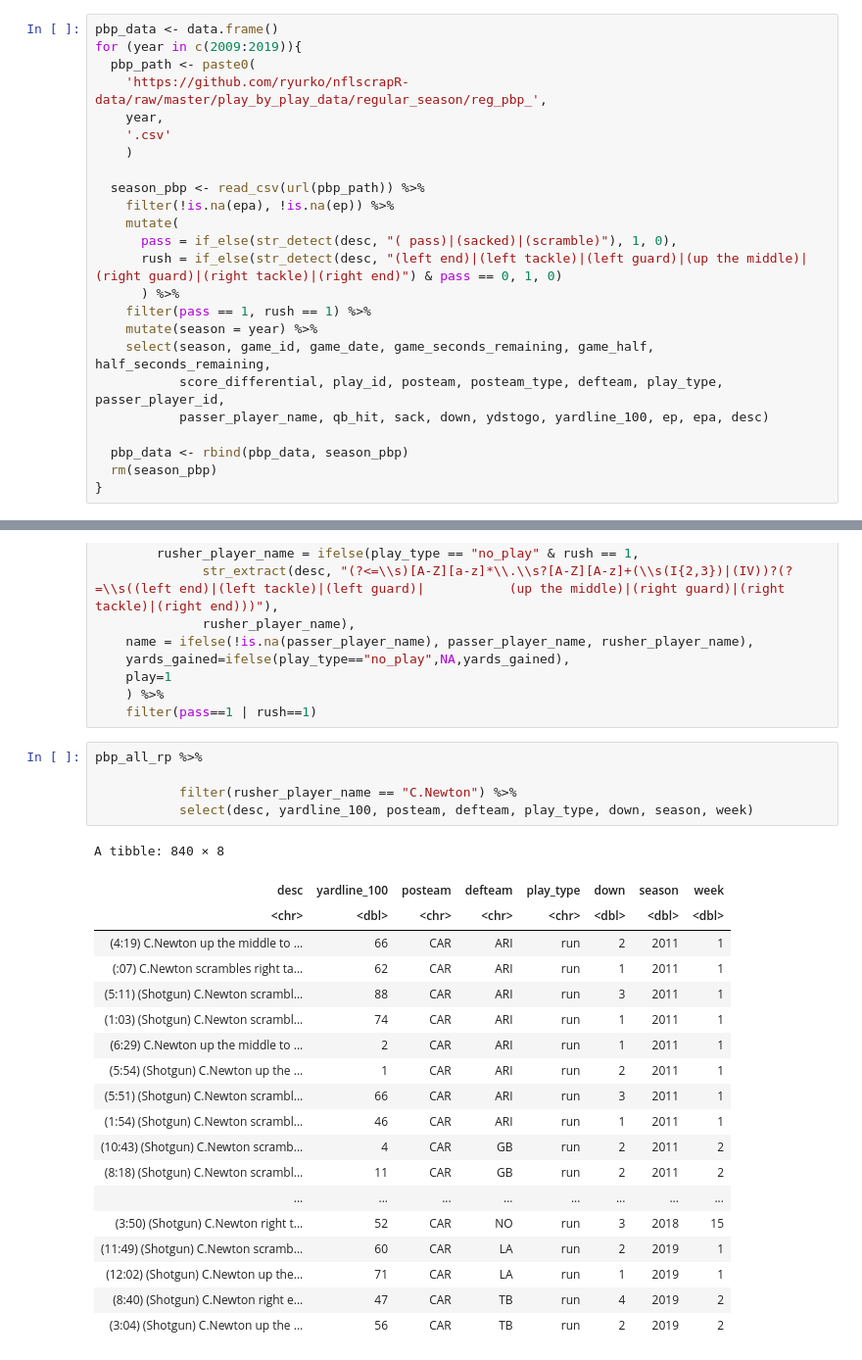
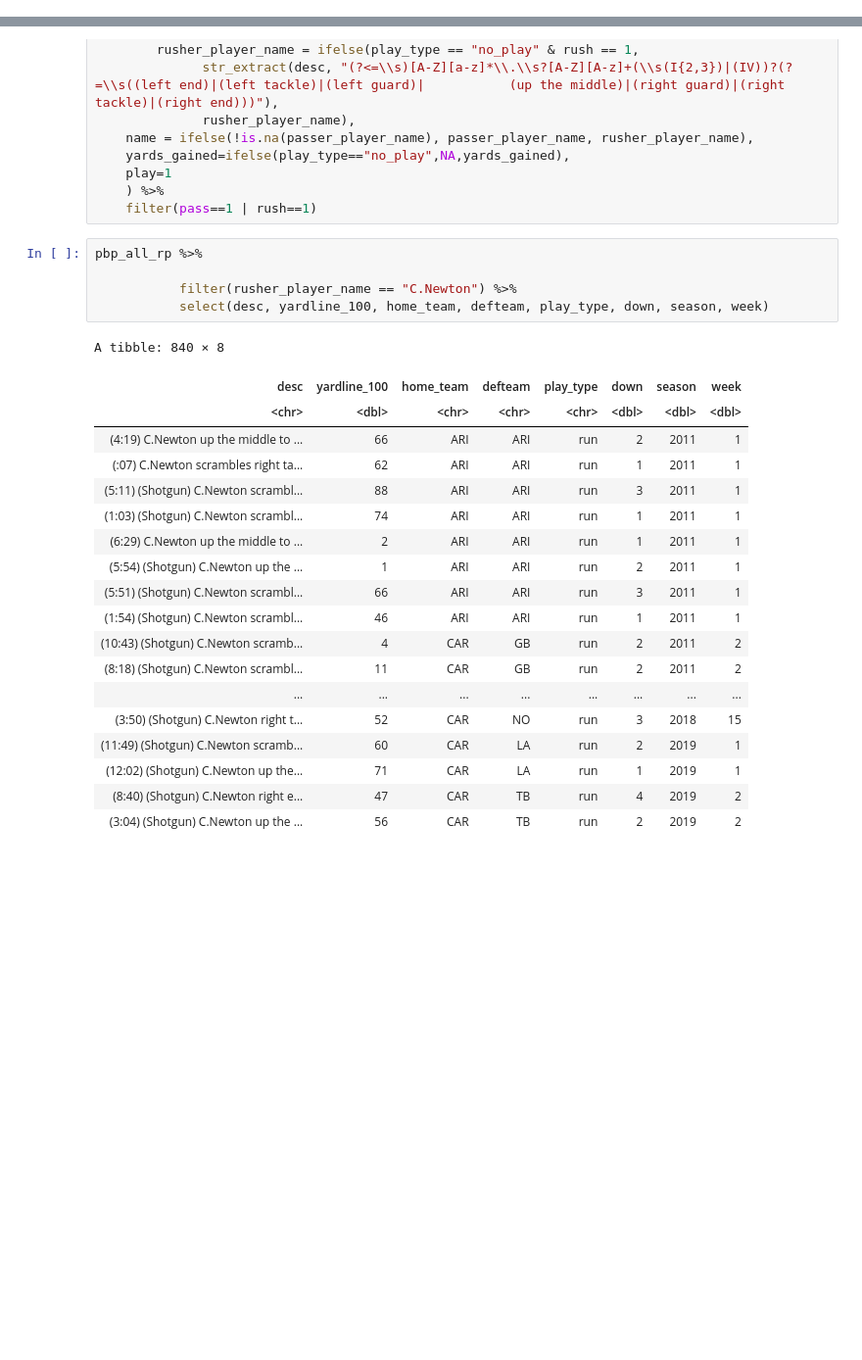
Before and after one commit to rennerm1/NFL-Data-Science-Project, a Jupyter notebook: playingaround.ipynb, the cells around one changed output, grey strips where cells are left out. Shown at 98% size. Drawn from its saved outputs; the diff is of its cells as text; blank space fills up the shorter version.

```diff
--- a/playingaround.ipynb
+++ b/playingaround.ipynb
@@ -170,24 +16,0 @@ pbp_data
-# %%
-pbp_data <- data.frame()
-for (year in c(2009:2019)){
-  pbp_path <- paste0(
-    'https://github.com/ryurko/nflscrapR-data/raw/master/play_by_play_data/regular_season/reg_pbp_',
-    year,
-    '.csv'
-    )
-
-  season_pbp <- read_csv(url(pbp_path)) %>%
-    filter(!is.na(epa), !is.na(ep)) %>%
-    mutate(
-      pass = if_else(str_detect(desc, "( pass)|(sacked)|(scramble)"), 1, 0),
-      rush = if_else(str_detect(desc, "(left end)|(left tackle)|(left guard)|(up the middle)|(right guard)|(right tackle)|(right end)") & pass == 0, 1, 0)
-      ) %>%
-    filter(pass == 1, rush == 1) %>%
-    mutate(season = year) %>%
-    select(season, game_id, game_date, game_seconds_remaining, game_half, half_seconds_remaining,
-           score_differential, play_id, posteam, posteam_type, defteam, play_type, passer_player_id,
-           passer_player_name, qb_hit, sack, down, ydstogo, yardline_100, ep, epa, desc)
-
-  pbp_data <- rbind(pbp_data, season_pbp)
-  rm(season_pbp)
-}
@@ -273,20 +82,20 @@ pbp_all_rp <- pbp_all %>%
 # %%
 pbp_all_rp %>%
 
            filter(rusher_player_name == "C.Newton") %>%
-           select(desc, yardline_100, posteam, defteam, play_type, down, season, week)
+           select(desc, yardline_100, home_team, defteam, play_type, down, season, week)
 # %% [output]
 A tibble: 840 × 8
-| desc | yardline_100 | posteam | defteam | play_type | down | season | week |
+| desc | yardline_100 | home_team | defteam | play_type | down | season | week |
 | <chr> | <dbl> | <chr> | <chr> | <chr> | <dbl> | <dbl> | <dbl> |
-| (4:19) C.Newton up the middle to ... | 66 | CAR | ARI | run | 2 | 2011 | 1 |
-| (:07) C.Newton scrambles right ta... | 62 | CAR | ARI | run | 1 | 2011 | 1 |
-| (5:11) (Shotgun) C.Newton scrambl... | 88 | CAR | ARI | run | 3 | 2011 | 1 |
-| (1:03) (Shotgun) C.Newton scrambl... | 74 | CAR | ARI | run | 1 | 2011 | 1 |
-| (6:29) C.Newton up the middle to ... | 2 | CAR | ARI | run | 1 | 2011 | 1 |
-| (5:54) (Shotgun) C.Newton up the ... | 1 | CAR | ARI | run | 2 | 2011 | 1 |
-| (5:51) (Shotgun) C.Newton scrambl... | 66 | CAR | ARI | run | 3 | 2011 | 1 |
-| (1:54) (Shotgun) C.Newton scrambl... | 46 | CAR | ARI | run | 1 | 2011 | 1 |
+| (4:19) C.Newton up the middle to ... | 66 | ARI | ARI | run | 2 | 2011 | 1 |
+| (:07) C.Newton scrambles right ta... | 62 | ARI | ARI | run | 1 | 2011 | 1 |
+| (5:11) (Shotgun) C.Newton scrambl... | 88 | ARI | ARI | run | 3 | 2011 | 1 |
+| (1:03) (Shotgun) C.Newton scrambl... | 74 | ARI | ARI | run | 1 | 2011 | 1 |
+| (6:29) C.Newton up the middle to ... | 2 | ARI | ARI | run | 1 | 2011 | 1 |
+| (5:54) (Shotgun) C.Newton up the ... | 1 | ARI | ARI | run | 2 | 2011 | 1 |
+| (5:51) (Shotgun) C.Newton scrambl... | 66 | ARI | ARI | run | 3 | 2011 | 1 |
+| (1:54) (Shotgun) C.Newton scrambl... | 46 | ARI | ARI | run | 1 | 2011 | 1 |
 | (10:43) (Shotgun) C.Newton scramb... | 4 | CAR | GB | run | 2 | 2011 | 2 |
 | (8:18) (Shotgun) C.Newton scrambl... | 11 | CAR | GB | run | 2 | 2011 | 2 |
 | ... | ... | ... | ... | ... | ... | ... | ... |
```
Also changed, not shown: parts of 14 cells of this notebook.
